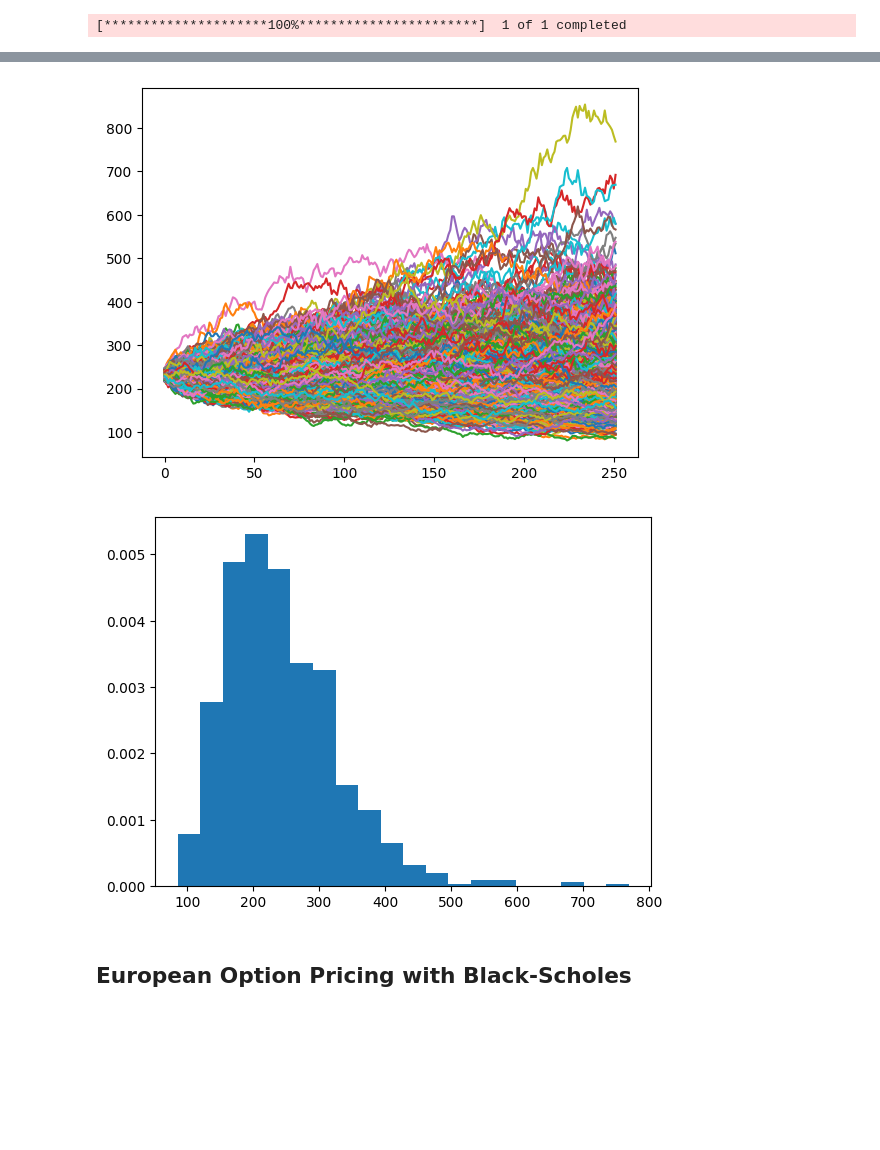
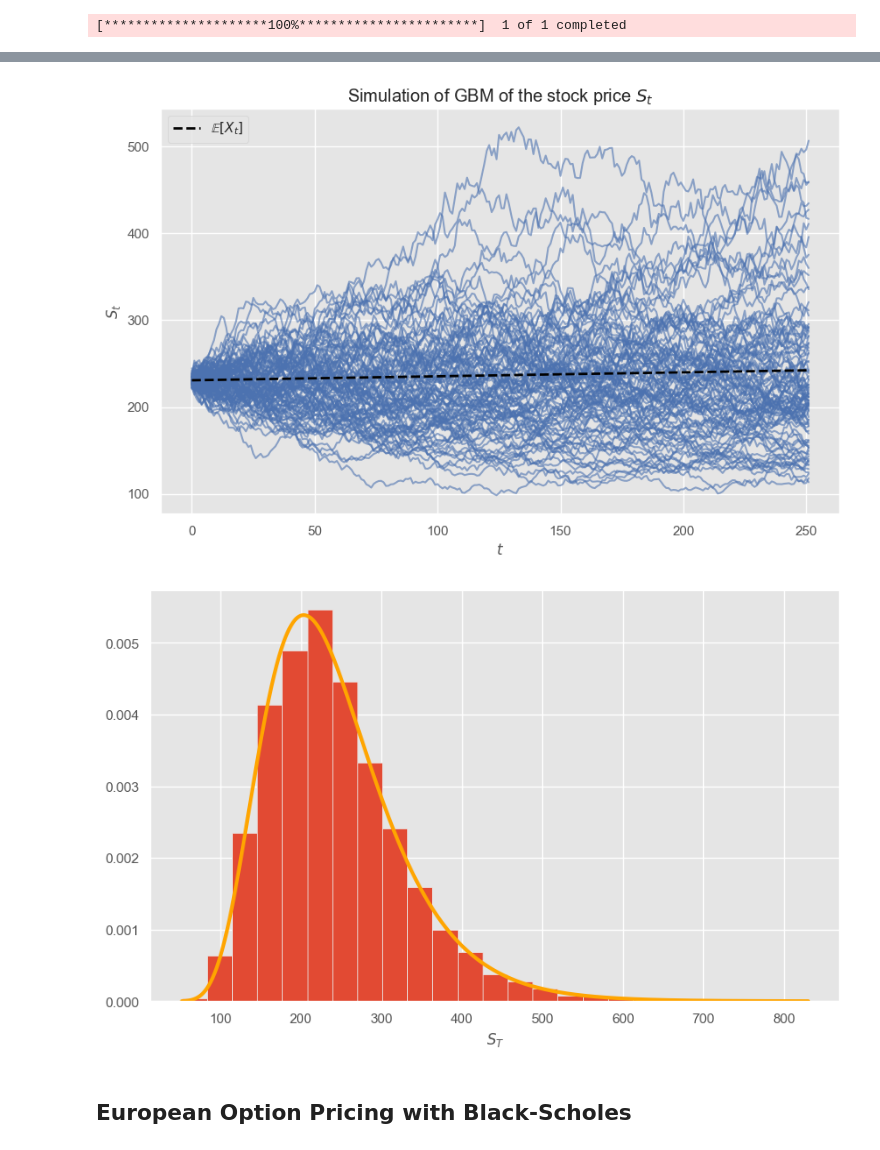
Before and after one commit to kokkuapples/ExploringOptionPricing, a Jupyter notebook: option_pricing.ipynb, the cells around one changed output, grey strips where cells are left out. Drawn from its saved outputs; the diff is of its cells as text; code cells hidden in the pictures; blank space fills up the shorter version.

```diff
--- a/option_pricing.ipynb
+++ b/option_pricing.ipynb
@@ -1,10 +1,15 @@
 # %%
-!pip install numpy matplotlib yfinance scipy
+!pip install numpy matplotlib yfinance scipy pandas seaborn
 
 import numpy as np
 import yfinance
+#import seaborn
 import pandas as pd
+import scipy
 from matplotlib import pyplot as plt
+
+#sns.set()
+plt.style.use('ggplot')
 # %% [output]
 Requirement already satisfied: numpy in /Users/kokku/opt/anaconda3/envs/quant/lib/python3.11/site-packages (2.4.6)
 Requirement already satisfied: matplotlib in /Users/kokku/opt/anaconda3/envs/quant/lib/python3.11/site-packages (3.10.9)
@@ -48,9 +56,8 @@ plt.plot(log_returns)
 # %%
 T = 252
-N = 1000
+N = 100 # Just to visualization purpose
 r = 0.05/T # 5% annually
-
-K = 230
+K = 240
 # %%
 def MC_simulation(T, N, mu, sigma, close):
     dt = 1
@@ -64,28 +71,40 @@ def MC_simulation(T, N, mu, sigma, close):
 # %%
 paths = MC_simulation(T, N, r, sigma, close)
 
-plt.plot(paths)
+
+S0 = close.iloc[-1].values[0]
+t = np.arange(paths.shape[0])
+linear_drift = S0 * (1 + r * t)
+
+plt.figure(figsize=(10, 6))
+plt.title("Simulation of GBM of the stock price $S_t$")
+plt.plot(paths, color="b", alpha=0.6)
+plt.plot(t, linear_drift, linestyle="--", c="black", linewidth=2, label="$\mathbb{E}[X_t]$")
+plt.xlabel("$t$")
+plt.ylabel("$S_t$")
+plt.legend()
 plt.show()
 # %% [output]
-[figure, old version]
+[figure, new version]
 # %%
-"""
-X = paths[-1, :]
 
+paths = MC_simulation(T, 10_000, r, sigma, close) # New paths
 
-sigma = X.std()
+S0 = close.iloc[-1].values[0]
+dist = scipy.stats.lognorm(
+    s=sigma * np.sqrt(T),
+    scale=S0 * np.exp((r - 0.5 * sigma**2) * T)
+)
 
-x = np.linspace(X.min(), X.max(), 500)
+x = np.linspace(np.min(paths[-1, :]), np.max(paths[-1, :]), 1000)
 
-pdf = 1 / np.sqrt(2*np.pi*sigma**2) * np.exp(
-    -0.5 * (x-mu)**2 / sigma**2
-)
-"""
-plt.hist(paths[-1, :], density=True, bins=20)
-#plt.plot(x, pdf, c="orange", lw=2)
+plt.figure(figsize=(10, 6))
+plt.hist(paths[-1, :], bins=25, density=True)
+plt.plot(x, dist.pdf(x), color="orange", lw=3)
+plt.xlabel("$S_T$")
 plt.show()
 # %% [output]
-[figure, old version]
+[figure, new version]
 # %% [markdown]
 ## European Option Pricing with Black-Scholes
 # %%
```
Also changed, not shown: parts of 20 cells of this notebook.
